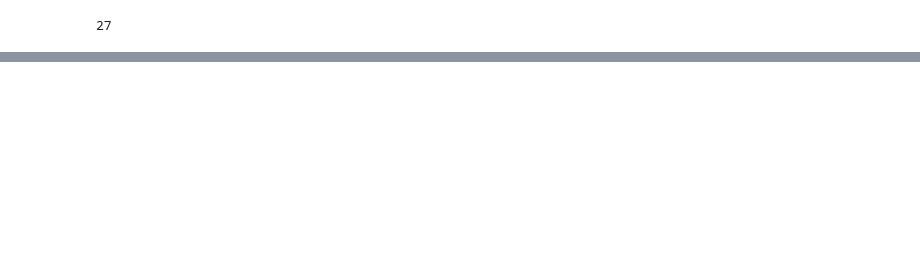
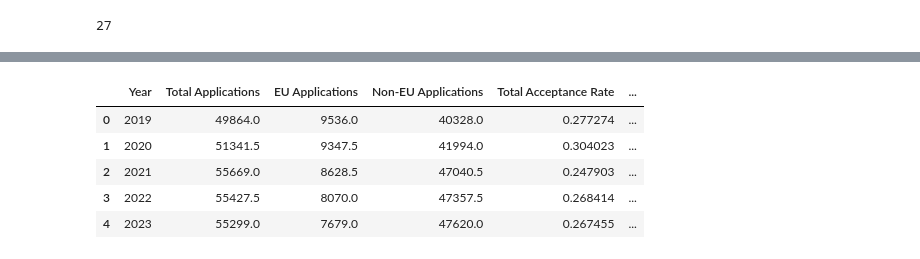
Before and after one commit to ascneuenheim/ST115_Brexit, a Jupyter notebook: Question 1.ipynb, the cells around one changed output, grey strips where cells are left out. Saved outputs shown, nothing was run; the diff lists cells and outputs as text; code cells hidden in the pictures; blank space fills up the shorter version.

```diff
--- a/Question 1.ipynb
+++ b/Question 1.ipynb
@@ -170,0 +131,43 @@ fig.show()
+# %%
+import pandas as pd
+
+# Assuming 'df' is your main DataFrame with the applications, offers, and entrances data.
+years = [2019, 2020, 2021, 2022, 2023]
+summary_data = {'Year': [], 'Total Applications': [], 'EU Applications': [], 'Non-EU Applications': [], 'Total Acceptance Rate': [], 'EU Acceptance Rate': [], 'Non-EU Acceptance Rate': []}
+
+for year in years:
+    apps_col = f'Applications {year}'
+    offers_col = f'Offers {year}'
+
+    # Total calculations
+    total_apps = df[apps_col].sum()
+    total_offers = df[offers_col].sum()
+    total_acceptance_rate = total_offers / total_apps
+
+    # EU calculations
+    eu_apps = df[df['Nationality'].isin(EU_nationalities)][apps_col].sum()
+    eu_offers = df[df['Nationality'].isin(EU_nationalities)][offers_col].sum()
+    eu_acceptance_rate = eu_offers / eu_apps
+
+    # Non-EU calculations
+    non_eu_apps = df[~df['Nationality'].isin(EU_nationalities)][apps_col].sum()
+    non_eu_offers = df[~df['Nationality'].isin(EU_nationalities)][offers_col].sum()
+    non_eu_acceptance_rate = non_eu_offers / non_eu_apps
+
+    summary_data['Year'].append(year)
+    summary_data['Total Applications'].append(total_apps)
+    summary_data['EU Applications'].append(eu_apps)
+    summary_data['Non-EU Applications'].append(non_eu_apps)
+    summary_data['Total Acceptance Rate'].append(total_acceptance_rate)
+    summary_data['EU Acceptance Rate'].append(eu_acceptance_rate)
+    summary_data['Non-EU Acceptance Rate'].append(non_eu_acceptance_rate)
+
+summary_df = pd.DataFrame(summary_data)
+summary_df
+# %% [output]
+|  | Year | Total Applications | EU Applications | Non-EU Applications | Total Acceptance Rate | ... |
+| 0 | 2019 | 49864.0 | 9536.0 | 40328.0 | 0.277274 | ... |
+| 1 | 2020 | 51341.5 | 9347.5 | 41994.0 | 0.304023 | ... |
+| 2 | 2021 | 55669.0 | 8628.5 | 47040.5 | 0.247903 | ... |
+| 3 | 2022 | 55427.5 | 8070.0 | 47357.5 | 0.268414 | ... |
+| 4 | 2023 | 55299.0 | 7679.0 | 47620.0 | 0.267455 | ... |
```
Also changed, not shown: parts of 7 cells of this notebook, 3 other files.
